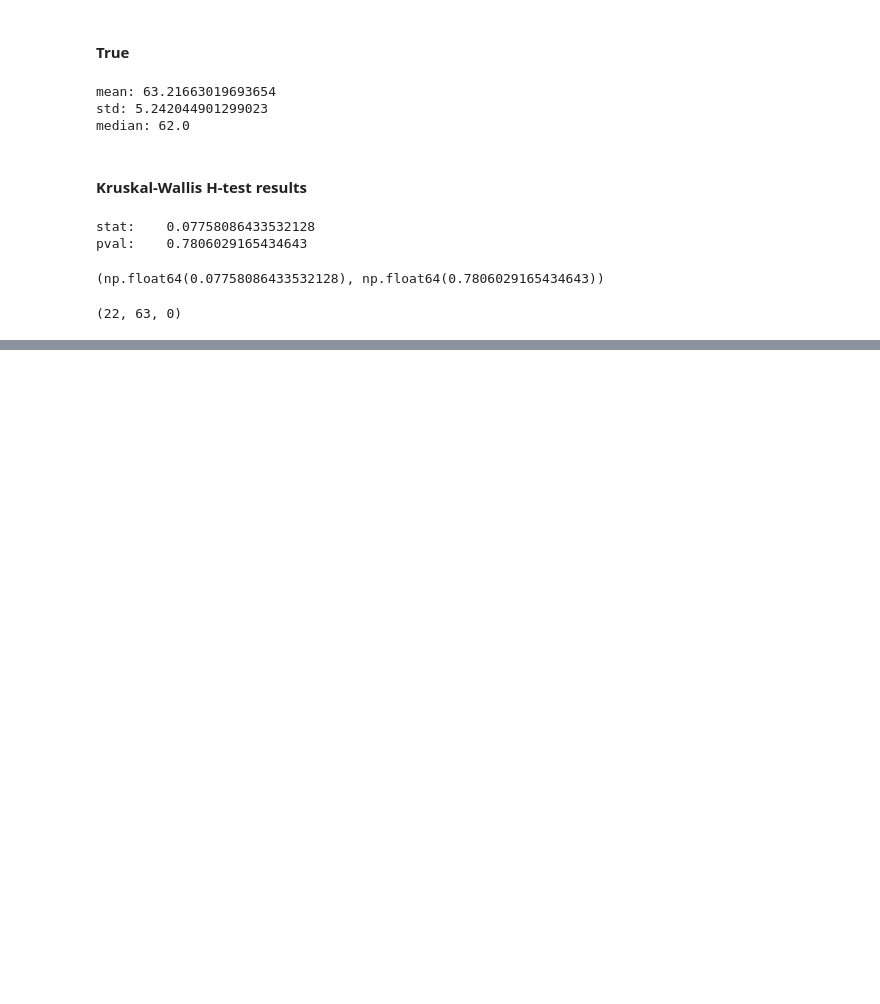
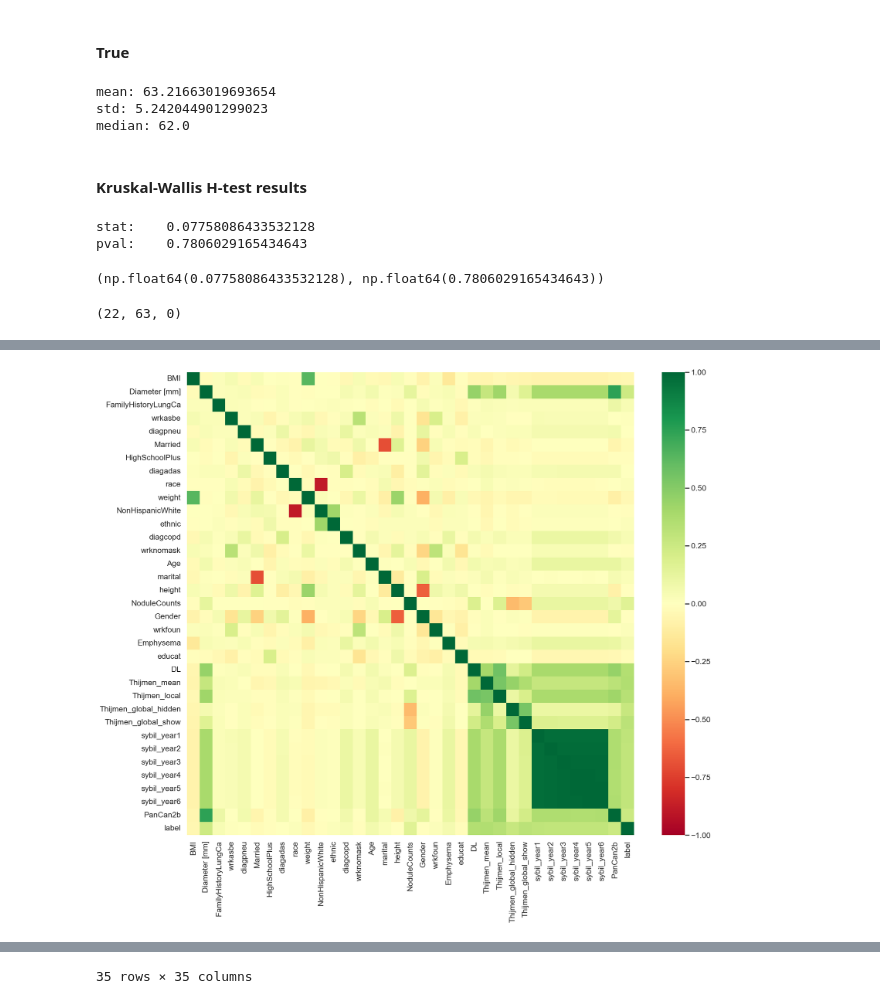
Before and after one commit to DIAGNijmegen/bodyct-lung-malignancy-fairness, a Jupyter notebook: nlst/nlst_demo_links.ipynb, the cells around one changed output, grey strips where cells are left out. Cells and saved outputs as stored; diff of their text form; code cells hidden in the pictures; blank space fills up the shorter version.

Commit message:
collect sybil worse cols

```diff
--- a/nlst/nlst_demo_links.ipynb
+++ b/nlst/nlst_demo_links.ipynb
@@ -220,0 +211,3 @@ utils.corrmat(kiran_data, corr_rows, corr_cols, method=pval_corr_callable, vmin=
+# %%
+sybil_worse_df = pd.read_csv(f"{NLST_PREDS}/sybil_worse.csv")
+sybil_worse_df
@@ -220,0 +231,3 @@ utils.corrmat(kiran_data, corr_rows, corr_cols, method=pval_corr_callable, vmin=
+# %%
+cols = list(set(list(sybil_worse_df['col']) + nlst_democols['cat']['demo'] + nlst_democols['num']['demo'])) + list(MODEL_TO_COL.values()) + ['label']
+cols
@@ -220,0 +252,4 @@ utils.corrmat(kiran_data, corr_rows, corr_cols, method=pval_corr_callable, vmin=
+# %%
+utils.corrmat(kiran_data, cols, cols)
+# %% [output]
+[figure, added]
@@ -220,0 +273 @@ utils.corrmat(kiran_data, corr_rows, corr_cols, method=pval_corr_callable, vmin=
+35 rows × 35 columns
```
Also changed, not shown: parts of 6 cells of this notebook, 2 other files.
